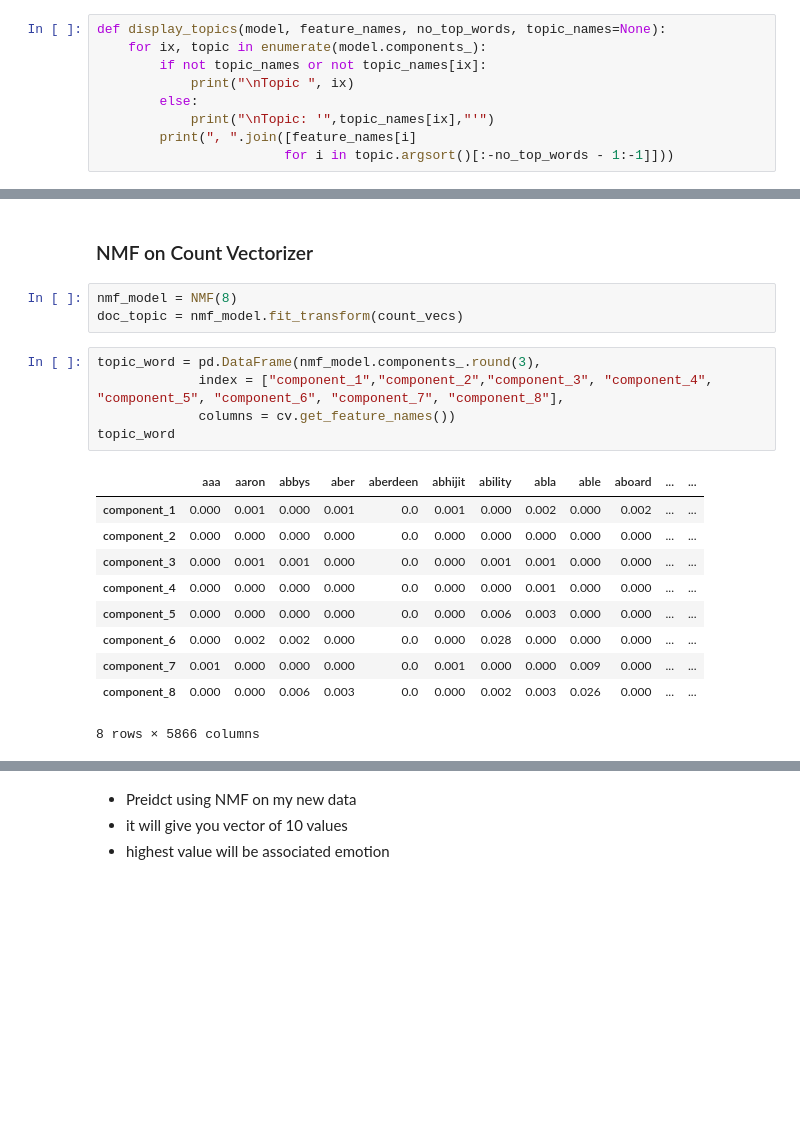
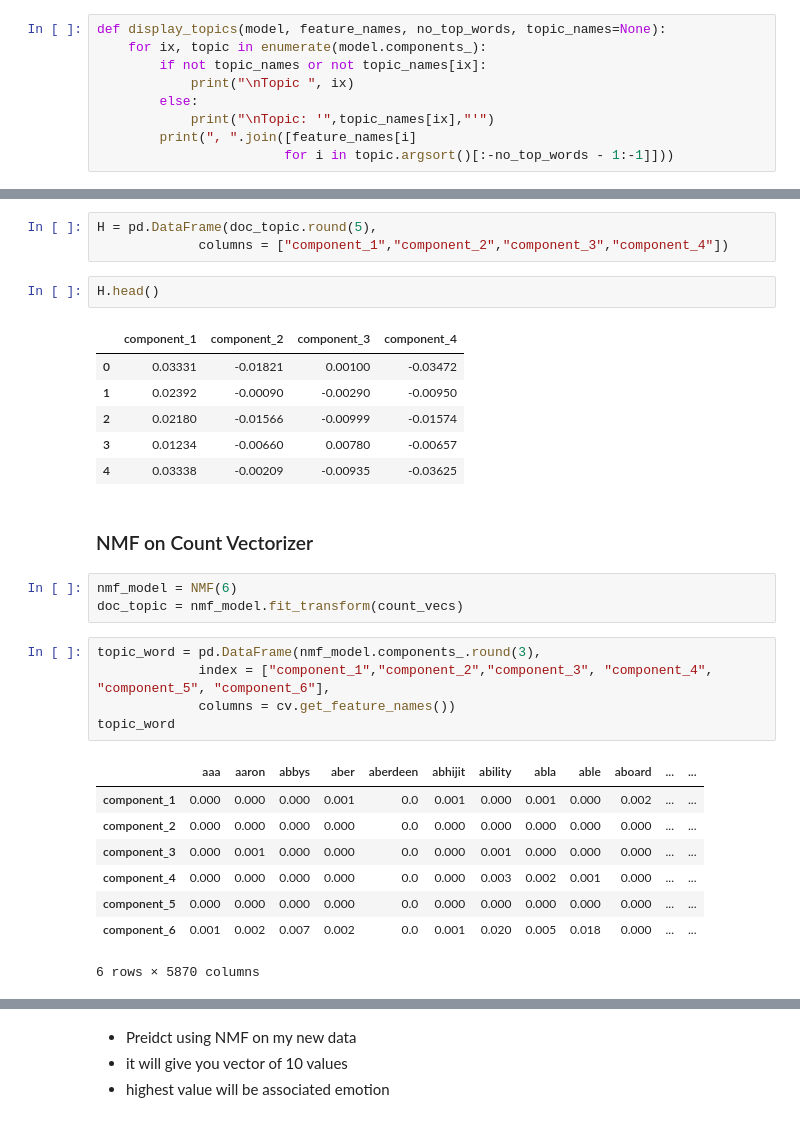
Before and after one commit to leesurkis/project-04, a Jupyter notebook: More_Data_Modelling.ipynb, the cells around one changed output, grey strips where cells are left out. Cells and saved outputs as stored; diff of their text form; blank space fills up the shorter version.

```diff
--- a/More_Data_Modelling.ipynb
+++ b/More_Data_Modelling.ipynb
@@ -177,24 +178,34 @@ feel, good, love, happy, night, exhilaration, accept, victory, challenge, worthl
+# %%
+H = pd.DataFrame(doc_topic.round(5),
+             columns = ["component_1","component_2","component_3","component_4"])
+# %%
+H.head()
+# %% [output]
+|  | component_1 | component_2 | component_3 | component_4 |
+| 0 | 0.03331 | -0.01821 | 0.00100 | -0.03472 |
+| 1 | 0.02392 | -0.00090 | -0.00290 | -0.00950 |
+| 2 | 0.02180 | -0.01566 | -0.00999 | -0.01574 |
+| 3 | 0.01234 | -0.00660 | 0.00780 | -0.00657 |
+| 4 | 0.03338 | -0.00209 | -0.00935 | -0.03625 |
 # %% [markdown]
 ### NMF on Count Vectorizer
 # %%
-nmf_model = NMF(8)
+nmf_model = NMF(6)
 doc_topic = nmf_model.fit_transform(count_vecs)
 # %%
 topic_word = pd.DataFrame(nmf_model.components_.round(3),
-             index = ["component_1","component_2","component_3", "component_4", "component_5", "component_6", "component_7", "component_8"],
+             index = ["component_1","component_2","component_3", "component_4", "component_5", "component_6"],
              columns = cv.get_feature_names())
 topic_word
 # %% [output]
 |  | aaa | aaron | abbys | aber | aberdeen | abhijit | ability | abla | able | aboard | ... | ... |
-| component_1 | 0.000 | 0.001 | 0.000 | 0.001 | 0.0 | 0.001 | 0.000 | 0.002 | 0.000 | 0.002 | ... | ... |
+| component_1 | 0.000 | 0.000 | 0.000 | 0.001 | 0.0 | 0.001 | 0.000 | 0.001 | 0.000 | 0.002 | ... | ... |
 | component_2 | 0.000 | 0.000 | 0.000 | 0.000 | 0.0 | 0.000 | 0.000 | 0.000 | 0.000 | 0.000 | ... | ... |
-| component_3 | 0.000 | 0.001 | 0.001 | 0.000 | 0.0 | 0.000 | 0.001 | 0.001 | 0.000 | 0.000 | ... | ... |
-| component_4 | 0.000 | 0.000 | 0.000 | 0.000 | 0.0 | 0.000 | 0.000 | 0.001 | 0.000 | 0.000 | ... | ... |
-| component_5 | 0.000 | 0.000 | 0.000 | 0.000 | 0.0 | 0.000 | 0.006 | 0.003 | 0.000 | 0.000 | ... | ... |
-| component_6 | 0.000 | 0.002 | 0.002 | 0.000 | 0.0 | 0.000 | 0.028 | 0.000 | 0.000 | 0.000 | ... | ... |
-| component_7 | 0.001 | 0.000 | 0.000 | 0.000 | 0.0 | 0.001 | 0.000 | 0.000 | 0.009 | 0.000 | ... | ... |
-| component_8 | 0.000 | 0.000 | 0.006 | 0.003 | 0.0 | 0.000 | 0.002 | 0.003 | 0.026 | 0.000 | ... | ... |
+| component_3 | 0.000 | 0.001 | 0.000 | 0.000 | 0.0 | 0.000 | 0.001 | 0.000 | 0.000 | 0.000 | ... | ... |
+| component_4 | 0.000 | 0.000 | 0.000 | 0.000 | 0.0 | 0.000 | 0.003 | 0.002 | 0.001 | 0.000 | ... | ... |
+| component_5 | 0.000 | 0.000 | 0.000 | 0.000 | 0.0 | 0.000 | 0.000 | 0.000 | 0.000 | 0.000 | ... | ... |
+| component_6 | 0.001 | 0.002 | 0.007 | 0.002 | 0.0 | 0.001 | 0.020 | 0.005 | 0.018 | 0.000 | ... | ... |
-8 rows × 5866 columns
+6 rows × 5870 columns
 # %%
 display_topics(nmf_model, cv.get_feature_names(), 15)
 # %% [output]
```
Also changed, not shown: parts of 40 cells of this notebook.
